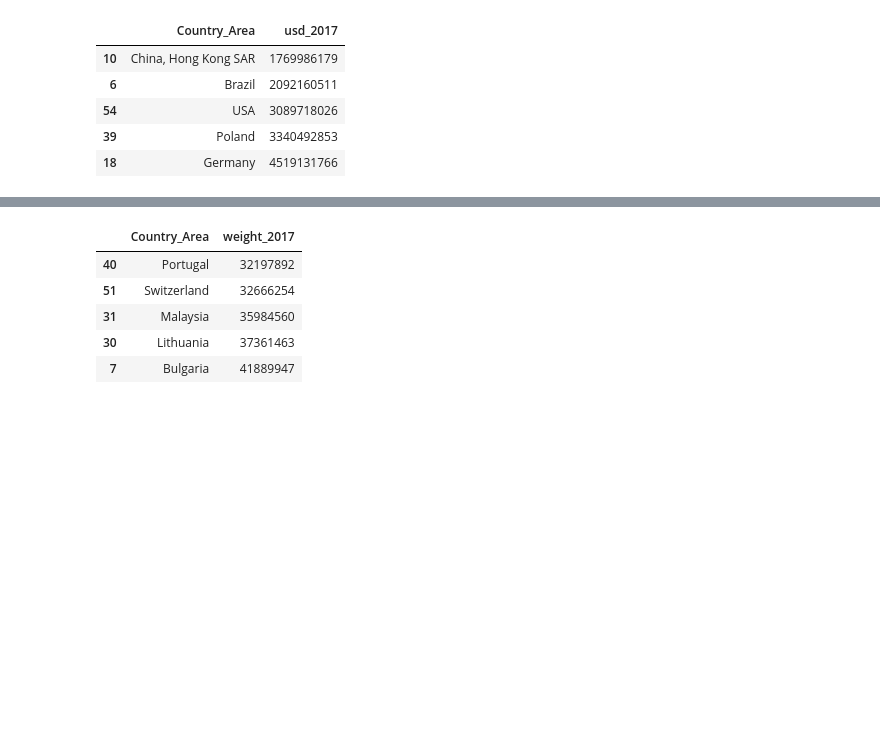
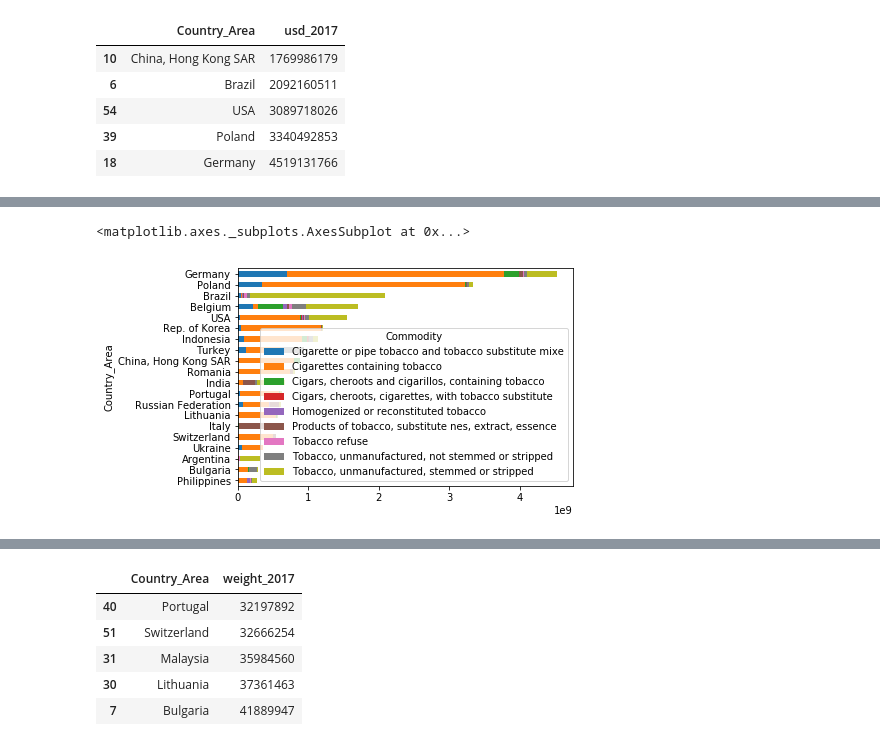
Before and after one commit to kellykiki/data-studio, a Jupyter notebook: code/02-project/02-tobacco-pitch-KIKI.ipynb, the cells around one changed output, grey strips where cells are left out. Cells and saved outputs as stored; diff of their text form; code cells hidden in the pictures; blank space fills up the shorter version.

```diff
--- a/code/02-project/02-tobacco-pitch-KIKI.ipynb
+++ b/code/02-project/02-tobacco-pitch-KIKI.ipynb
@@ -139,0 +155,3 @@ top20_usd17.tail()
+# %%
+test_1 = test[['Country_Area', 'Commodity', 'USD']]
+test_1.head()
@@ -139,0 +167,4 @@ top20_usd17.tail()
+# %%
+by_commodity = test_1.groupby(['Country_Area','Commodity']).USD.median().unstack().reset_index().fillna(0)
+by_commodity['total'] = by_commodity.sum(axis=1)
+by_commodity.head(1)
@@ -139,0 +174,3 @@ top20_usd17.tail()
+# %%
+by_commodity.sort_values(by='total',inplace=True)
+by_commodity.head(1)
@@ -139,0 +180,3 @@ top20_usd17.tail()
+# %%
+by_commodity.drop(columns='total',inplace=True)
+by_commodity.head(1)
@@ -139,0 +186,5 @@ top20_usd17.tail()
+# %%
+by_commodity.plot(kind='barh',x='Country_Area', stacked=True)
+# %% [output]
+<matplotlib.axes._subplots.AxesSubplot at 0x...>
+[figure, added]
```
Also changed, not shown: parts of 42 cells of this notebook.
